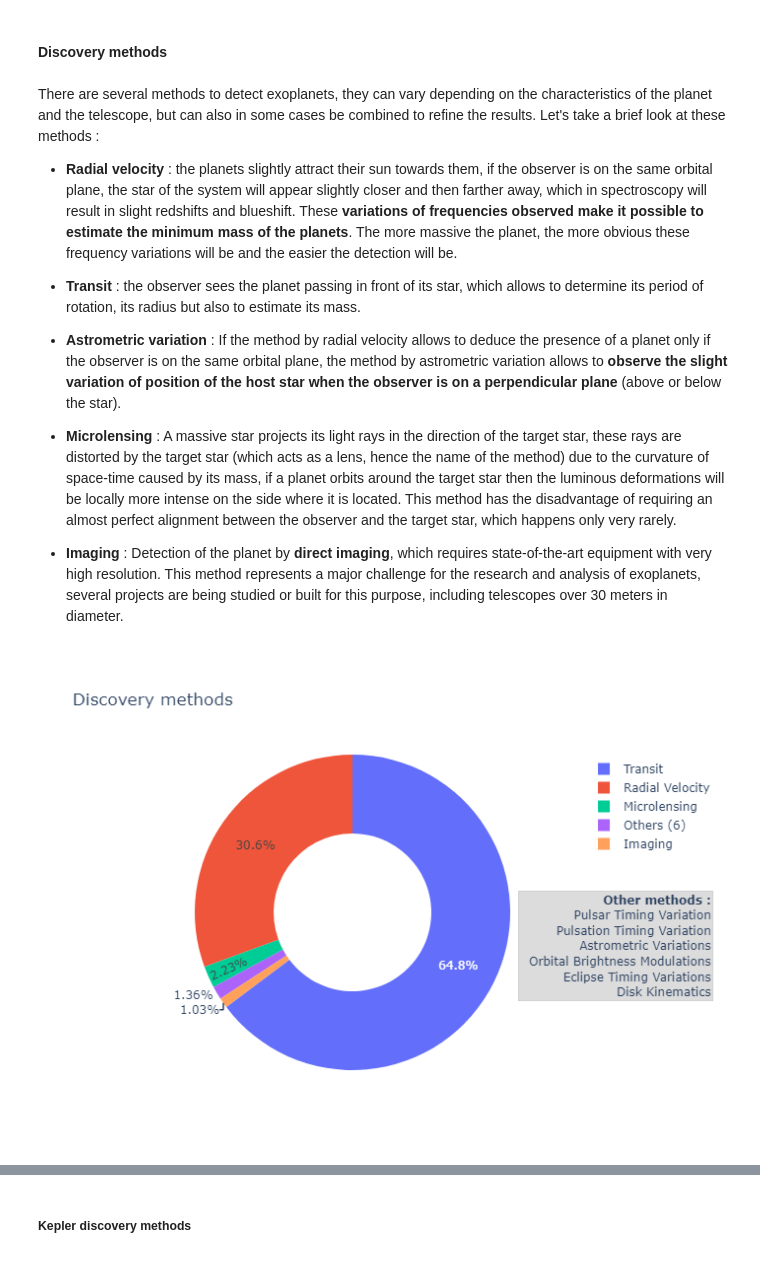
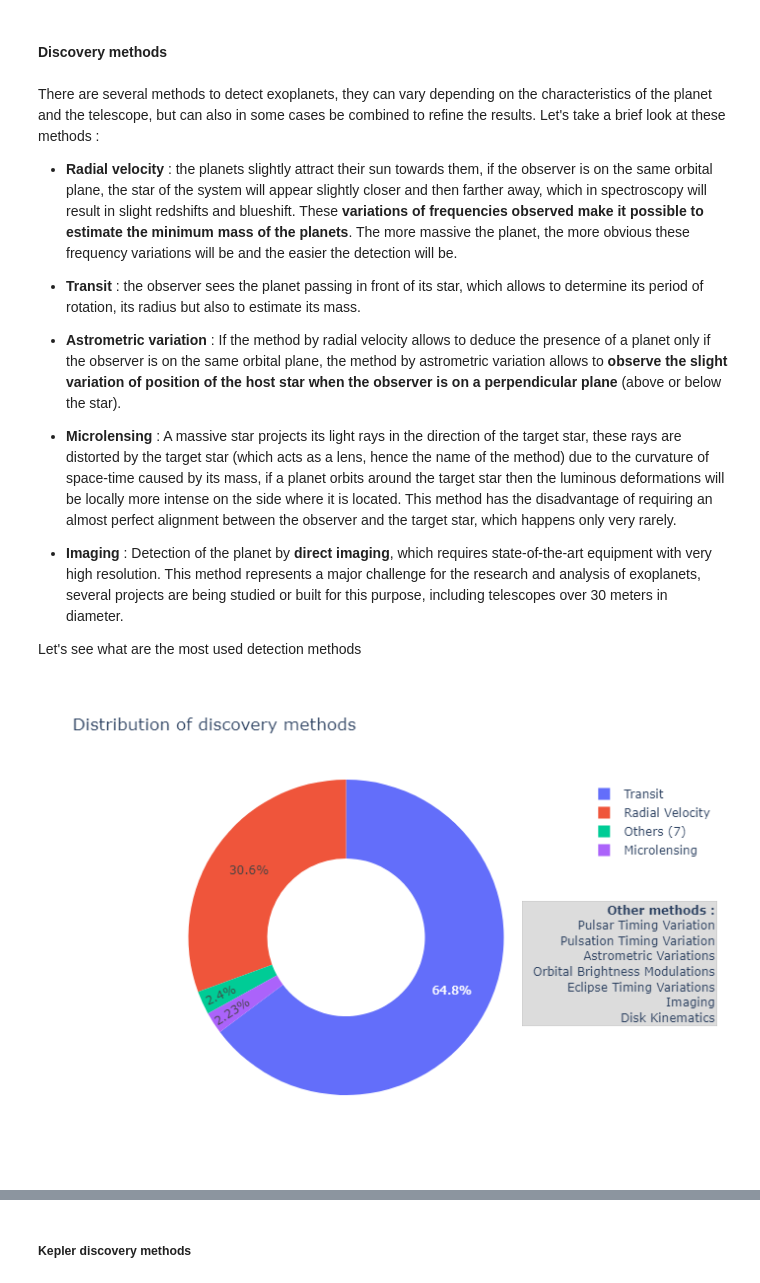
Before and after one commit to Kartmaan/Exoplanets, a Jupyter notebook: exoplanets.ipynb, the cells around one changed output, grey strips where cells are left out. Saved outputs shown, nothing was run; the diff lists cells and outputs as text; code cells hidden in the pictures.

```diff
--- a/exoplanets.ipynb
+++ b/exoplanets.ipynb
@@ -644,7 +645,12 @@ There are several methods to detect exoplanets, they can vary depending on the c
 - **Microlensing** : A massive star projects its light rays in the direction of the target star, these rays are distorted by the target star (which acts as a lens, hence the name of the method) due to the curvature of space-time caused by its mass, if a planet orbits around the target star then the luminous deformations will be locally more intense on the side where it is located. This method has the disadvantage of requiring an almost perfect alignment between the observer and the target star, which happens only very rarely.
 
 - **Imaging** : Detection of the planet by **direct imaging**, which requires state-of-the-art equipment with very high resolution. This method represents a major challenge for the research and analysis of exoplanets, several projects are being studied or built for this purpose, including telescopes over 30 meters in diameter.
+
+Let's see what are the most used detection methods
 # %%
-plot_disc_meth(df, merge_low=50)
+plot_disc_meth(
+    df,
+    merge_low=80,
+    title='Distribution of discovery methods')
 # %% [output]
-[figure, old version]
+[figure, new version]
```
Also changed, not shown: parts of 15 cells of this notebook.
